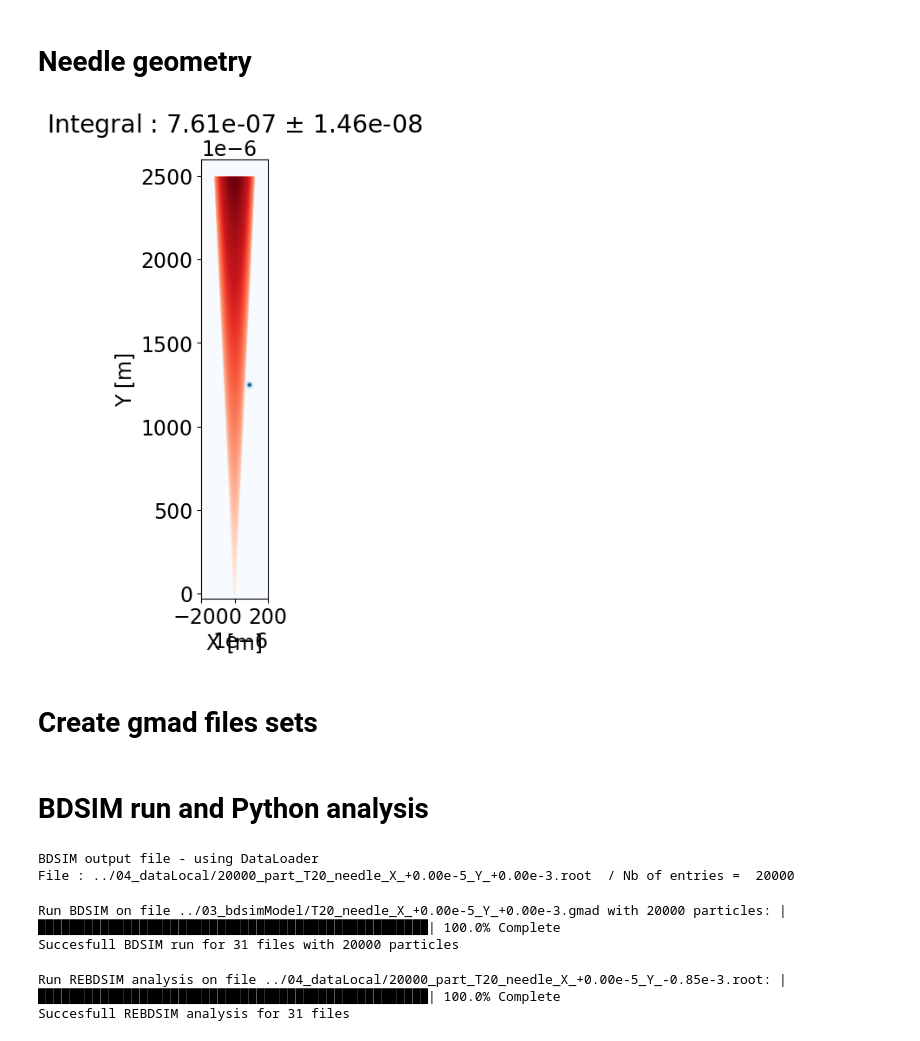
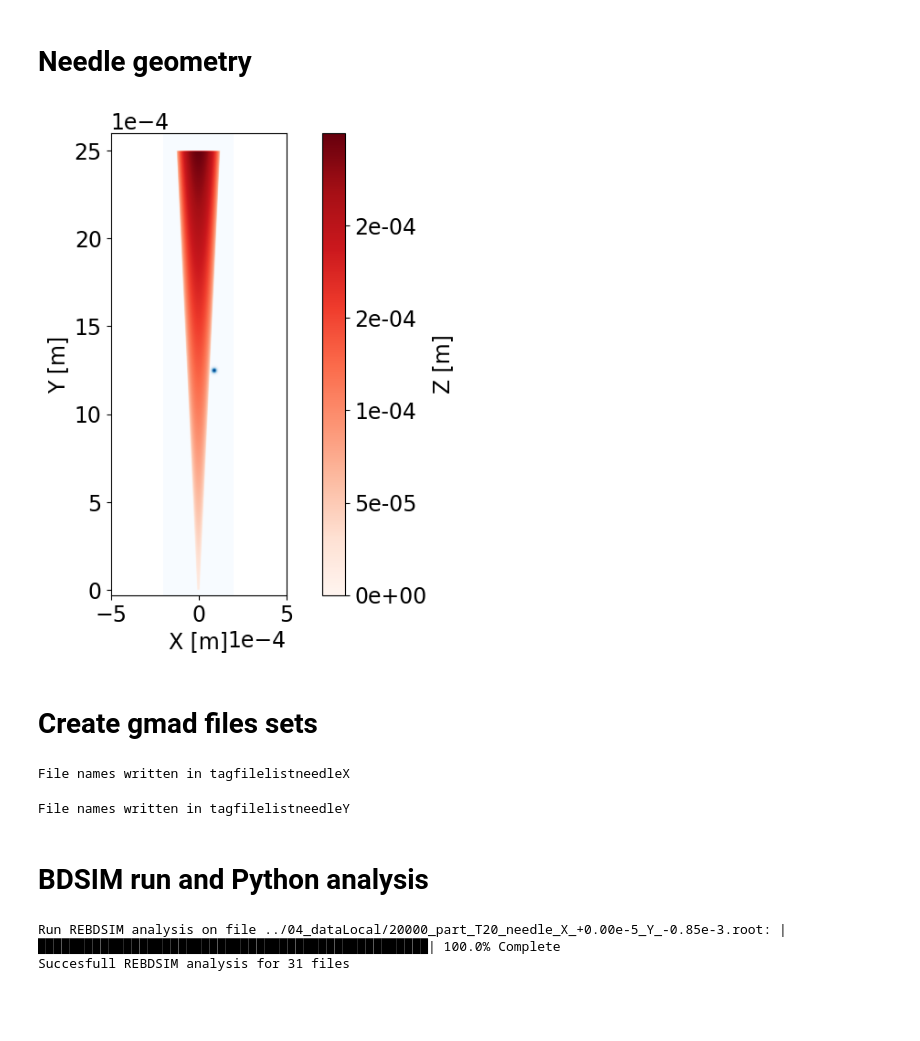
Before and after one commit to MarinDeniaud/luxe-backgrounds, a Jupyter notebook: 06_analysis/Beam_needle_analysis.ipynb, the cells around one changed output. Cells and saved outputs as stored; diff of their text form; code cells hidden in the pictures; blank space fills up the shorter version.

```diff
--- a/06_analysis/Beam_needle_analysis.ipynb
+++ b/06_analysis/Beam_needle_analysis.ipynb
@@ -50,13 +50,16 @@ _plt.savefig("{}_x_y_needle_scan_using_integral".format(save_name_prefix), dpi="
 # %%
 beamNeedle.plotOptions()
 
 beamNeedle.plot_gauss_needle_integral(sigmax=10e-6, sigmay=10e-6, mux=90e-6, muy=1.25e-3, length=2.5e-3, R1=125e-6, R2=7e-6,
                                     xmin=-200e-6, xmax=200e-6, ymin=-30e-6, ymax=2.6e-3, nbins = 1000)
 
-_plt.ticklabel_format(axis='both', style='sci', scilimits=(-6,-6))
+_plt.ticklabel_format(axis='both', style='sci', scilimits=(-4,-4))
+_plt.colorbar(label = "Z [m]", format="%1.e")
+_plt.xlim(-5e-4,5e-4)
+_plt.title("")
 _plt.savefig("{}_integral_plot_needle_and_beam".format(save_name_prefix), dpi="figure", bbox_inches='tight', facecolor="#FF000000")
 # %% [output]
-[figure, old version]
+[figure, new version]
 # %% [markdown]
 # Create gmad files sets
 # %%
@@ -66,27 +69,32 @@ _plt.savefig("{}_integral_plot_needle_and_beam".format(save_name_prefix), dpi="f
 #                                alfx=0.523492, alfy=-5.374594, betx=1.219804, bety=28.061506,
 #                                dispx=0.144685, dispxp=-0.039822, dispy=-0.004589, dispyp=-0.002385,
 #                                sigmaE=1.377e-5, line='l7')
+# %%
+beamNeedle.GenerateAllGmadFilesAndList(tag="T20_needle", tagfilename='tagfilelistneedleX', valuetoscan='needleOffsetX',
+                                       valuelist=beamNeedle.GenerateLinearListValuesStr(minValue=-9, maxValue=9, nbpts=31, nbDecimals=2, exponant=-5),
+                                       xsecfact='1e0', needleOffsetY='+0.00e-3',
+                                       alfx=0.523492, alfy=-5.374594, betx=1.219804, bety=28.061506,
+                                       dispx=0.144685, dispxp=-0.039822, dispy=-0.004589, dispyp=-0.002385,
+                                       sigmaE=1.377e-5, line='l7')
+# %% [output]
+File names written in tagfilelistneedleX
 # %%
-#beamNeedle.GenerateAllGmadFilesAndList(tag="T20_needle", valuetoscan='needleOffsetY',
-#                                       valuelist=beamWire.GenerateLinearListValuesStr(minValue=-1.5, maxValue=0, nbpts=31, nbDecimals=2, exponant=-3),
-#                                       xsecfact='1e0', needleOffsetX='+0.00e-5',
-#                                       alfx=0.523492, alfy=-5.374594, betx=1.219804, bety=28.061506,
-#                                       dispx=0.144685, dispxp=-0.039822, dispy=-0.004589, dispyp=-0.002385,
-#                                       sigmaE=1.377e-5, line='l7')
+beamNeedle.GenerateAllGmadFilesAndList(tag="T20_needle", tagfilename='tagfilelistneedleY', valuetoscan='needleOffsetY',
+                                       valuelist=beamNeedle.GenerateLinearListValuesStr(minValue=-1.5, maxValue=0, nbpts=31, nbDecimals=2, exponant=-3),
+                                       xsecfact='1e0', needleOffsetX='+0.00e-5',
+                                       alfx=0.523492, alfy=-5.374594, betx=1.219804, bety=28.061506,
+                                       dispx=0.144685, dispxp=-0.039822, dispy=-0.004589, dispyp=-0.002385,
+                                       sigmaE=1.377e-5, line='l7')
+# %% [output]
+File names written in tagfilelistneedleY
 # %% [markdown]
 # BDSIM run and Python analysis
 # %%
-#beamNeedle.runOneOffset("../03_bdsimModel/T20_needle_X_+0.00e-5_Y_+0.00e-3.gmad", npart=20000, seed=None, silent=False)
+#beamNeedle.runOneOffset("../03_bdsimModel/T20_needle_X_+0.00e-5_Y_+0.00e-3.gmad", npart=500, seed=None, silent=False)
 #beamNeedle.runOneOffset("../03_bdsimModel/TEST_T20_wire_offset_+0.00_bias_1e0.gmad", npart=10000, seed=0, silent=False)
-beamNeedle.analysis("../04_dataLocal/20000_part_T20_needle_X_+0.00e-5_Y_+0.00e-3.root")
+#beamNeedle.analysis("../04_dataLocal/20000_part_T20_needle_X_+0.00e-5_Y_+0.00e-3.root")
-# %% [output]
-BDSIM output file - using DataLoader
-File : ../04_dataLocal/20000_part_T20_needle_X_+0.00e-5_Y_+0.00e-3.root  / Nb of entries =  20000
 # %%
-beamNeedle.runScanOffset(tagfilelist="tagfilelistneedle", npart=20000, seed=None, silent=True)
+#beamNeedle.runScanOffset(tagfilename="tagfilelistneedleX", npart=500, seed=None, silent=True)
-# %% [output]
-Run BDSIM on file ../03_bdsimModel/T20_needle_X_+0.00e-5_Y_+0.00e-3.gmad with 20000 particles: |██████████████████████████████████████████████████| 100.0% Complete
-Succesfull BDSIM run for 31 files with 20000 particles
 # %%
 #beamNeedle.analysis(_gl.glob('../04_dataLocal/10000_part_T20_wire_offset_[-+]0.[0-1][0-9][0-9]_bias_1e0.root'))
 beamNeedle.analysis(_gl.glob('../04_dataLocal/20000_part_T20_needle_X_+0.00e-5*.root'))
```
Also changed, not shown: parts of 7 cells of this notebook, 2 other files.
